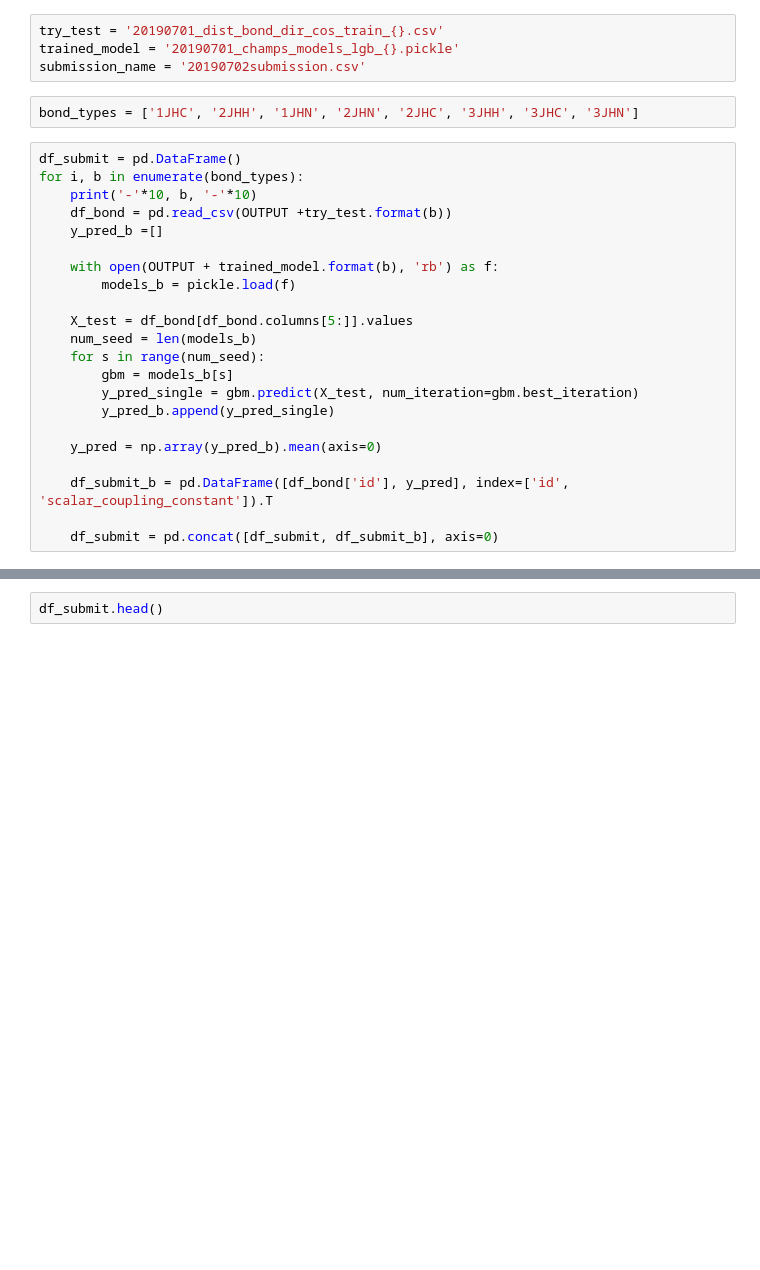
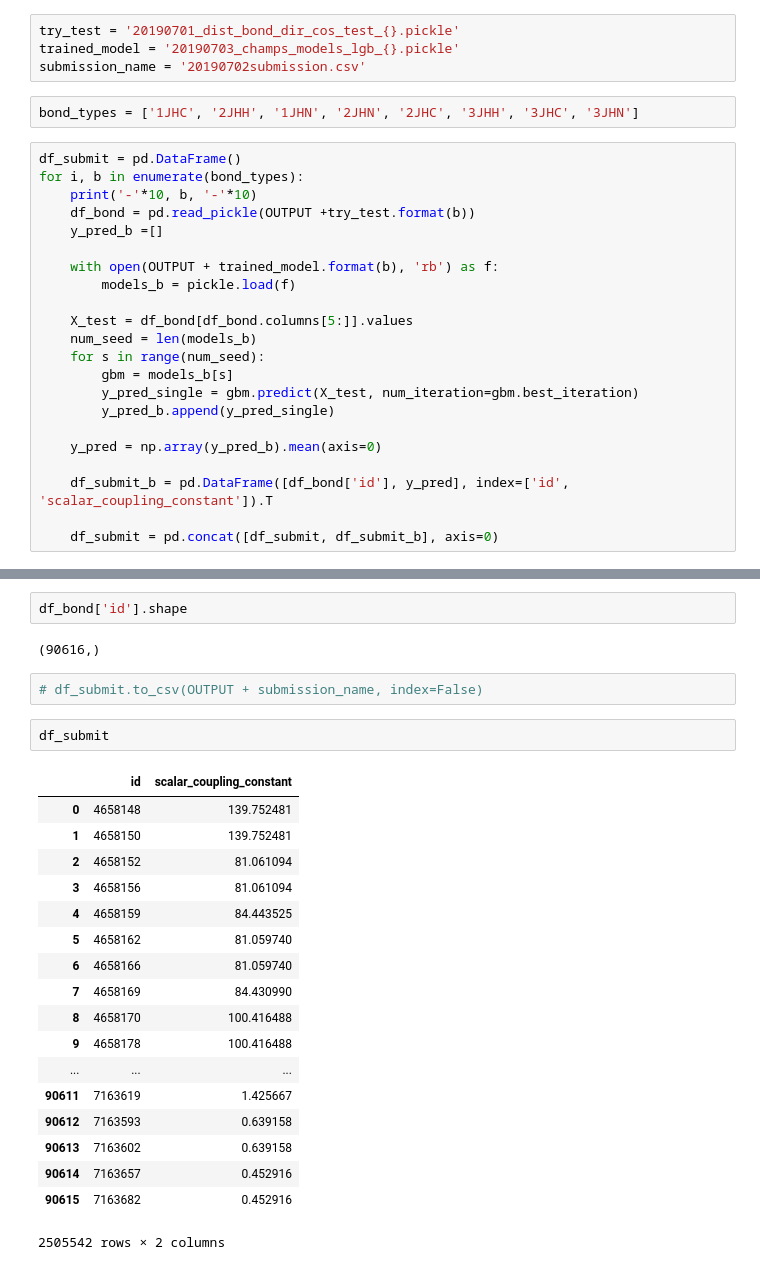
Before and after one commit to Rio114/kaggle, a Jupyter notebook: champs/test-model-ensemble-bond.ipynb, the cells around one changed output, grey strips where cells are left out. Drawn from its saved outputs; the diff is of its cells as text; blank space fills up the shorter version.

```diff
--- a/champs/test-model-ensemble-bond.ipynb
+++ b/champs/test-model-ensemble-bond.ipynb
@@ -26,6 +23,6 @@ def type_score(y_val, y_pred):
 # %%
-try_test = '20190701_dist_bond_dir_cos_train_{}.csv'
-trained_model = '20190701_champs_models_lgb_{}.pickle'
+try_test = '20190701_dist_bond_dir_cos_test_{}.pickle'
+trained_model = '20190703_champs_models_lgb_{}.pickle'
 submission_name = '20190702submission.csv'
 # %%
 bond_types = ['1JHC', '2JHH', '1JHN', '2JHN', '2JHC', '3JHH', '3JHC', '3JHN']
@@ -33,7 +30,7 @@ bond_types = ['1JHC', '2JHH', '1JHN', '2JHN', '2JHC', '3JHH', '3JHC', '3JHN']
 df_submit = pd.DataFrame()
 for i, b in enumerate(bond_types):
     print('-'*10, b, '-'*10)
-    df_bond = pd.read_csv(OUTPUT +try_test.format(b))
+    df_bond = pd.read_pickle(OUTPUT +try_test.format(b))
     y_pred_b =[]
 
     with open(OUTPUT + trained_model.format(b), 'rb') as f:
@@ -57,2 +69,27 @@ seed No.0, bond type 1JHC
+# %%
+df_bond['id'].shape
+# %% [output]
+(90616,)
+# %%
+# df_submit.to_csv(OUTPUT + submission_name, index=False)
 # %%
-df_submit.head()
+df_submit
+# %% [output]
+|  | id | scalar_coupling_constant |
+| 0 | 4658148 | 139.752481 |
+| 1 | 4658150 | 139.752481 |
+| 2 | 4658152 | 81.061094 |
+| 3 | 4658156 | 81.061094 |
+| 4 | 4658159 | 84.443525 |
+| 5 | 4658162 | 81.059740 |
+| 6 | 4658166 | 81.059740 |
+| 7 | 4658169 | 84.430990 |
+| 8 | 4658170 | 100.416488 |
+| 9 | 4658178 | 100.416488 |
+| ... | ... | ... |
+| 90611 | 7163619 | 1.425667 |
+| 90612 | 7163593 | 0.639158 |
+| 90613 | 7163602 | 0.639158 |
+| 90614 | 7163657 | 0.452916 |
+| 90615 | 7163682 | 0.452916 |
+2505542 rows × 2 columns
```
Also changed, not shown: parts of 8 cells of this notebook, 4 other files.
